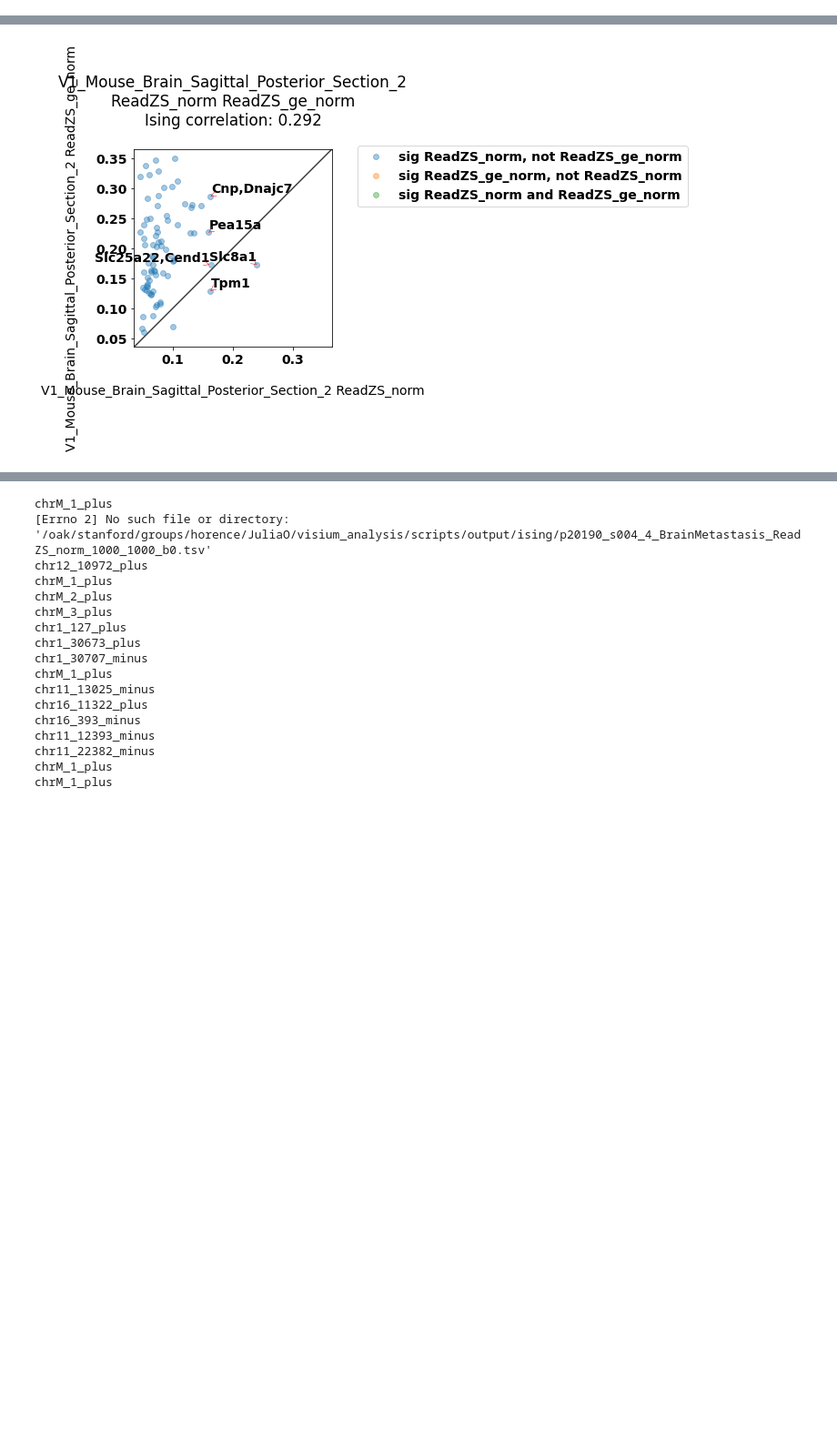
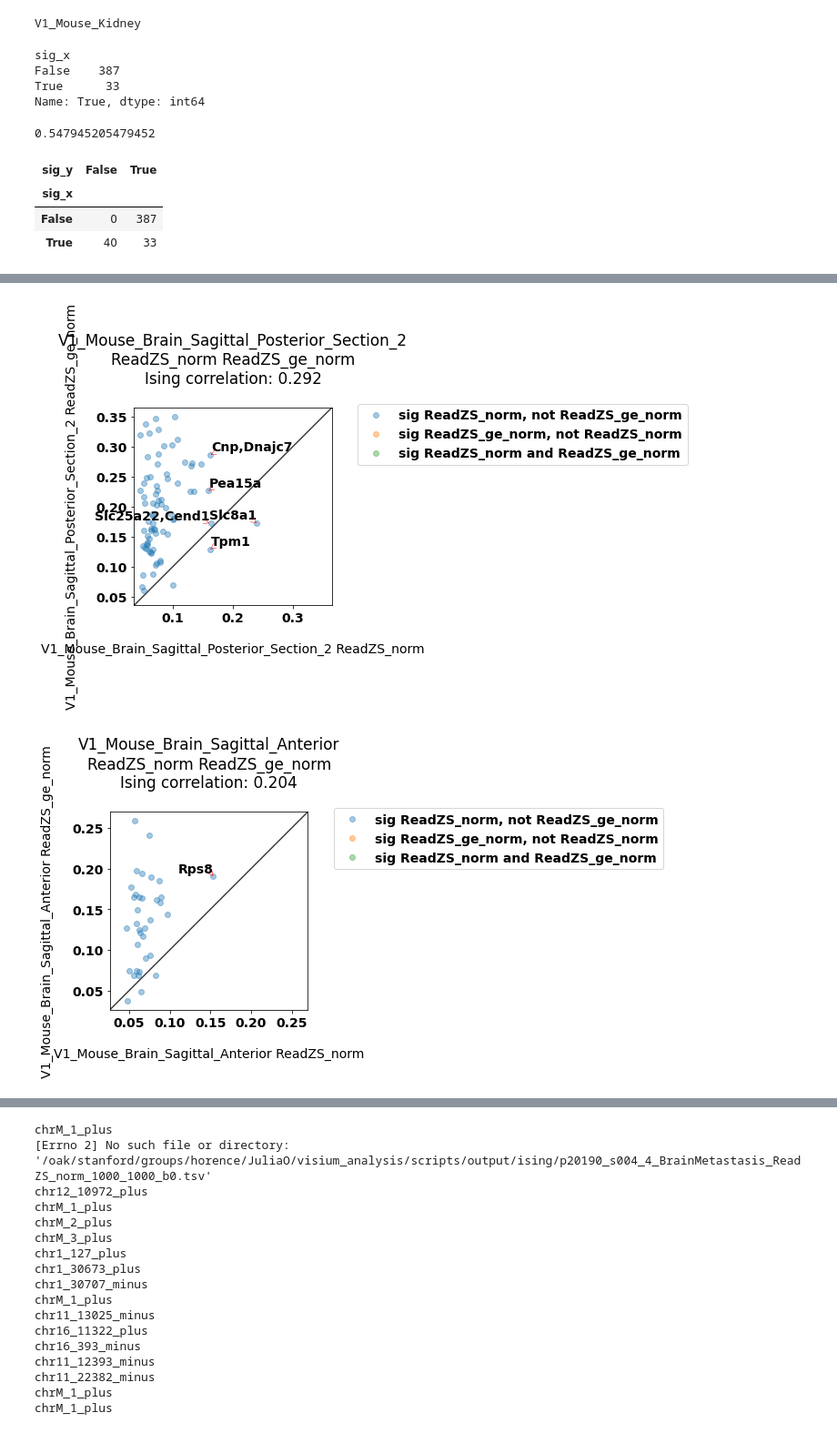
Before and after one commit to juliaolivieri/visium_analysis, a Jupyter notebook: notebooks/analyze_ising.ipynb, the cells around one changed output, grey strips where cells are left out. Shown at 91% size. Cells and saved outputs as stored; diff of their text form; code cells hidden in the pictures; blank space fills up the shorter version.

```diff
--- a/notebooks/analyze_ising.ipynb
+++ b/notebooks/analyze_ising.ipynb
@@ -260,3 +295,24 @@ chr11_6460_plus
+# %%
+print(dataname1)
+cross = pd.crosstab(index=merged["sig_x"], columns=merged["sig_y"])
+cross[True]
+# %% [output]
+V1_Mouse_Kidney
+sig_x
+False    387
+True      33
+Name: True, dtype: int64
+# %%
+float(cross[cross.index == True][False]/cross[cross.index == True].sum().sum())
+# %% [output]
+0.547945205479452
+# %%
+cross
+# %% [output]
+| sig_y | False | True |
+| sig_x |  |  |
+| False | 0 | 387 |
+| True | 40 | 33 |
 # %%
 outpath = "/oak/stanford/groups/horence/JuliaO/visium_analysis/notebooks/output/analyze_ising/"
 samples = pd.read_csv("/oak/stanford/groups/horence/JuliaO/visium_analysis/notebooks/output/make_samplesheet/spatial.csv",index_col = 0)
@@ -274,8 +330,10 @@ scores = pd.read_csv("output/make_samplesheet/scores.csv",index_col=0)
 srow = scores.loc[score1]
 srow2 = scores.loc[score2]
 
-
-datanames = ['V1_Mouse_Brain_Sagittal_Posterior','V1_Mouse_Brain_Sagittal_Posterior_Section_2']
+datanames = ['V1_Mouse_Brain_Sagittal_Posterior','V1_Mouse_Brain_Sagittal_Posterior_Section_2',
+       'V1_Mouse_Brain_Sagittal_Anterior',
+       'V1_Mouse_Brain_Sagittal_Anterior_Section_2', 'V1_Mouse_Kidney']
+# datanames = ['V1_Mouse_Brain_Sagittal_Posterior','V1_Mouse_Brain_Sagittal_Posterior_Section_2']
 
 for dataname in datanames:
   try:
@@ -381,2 +441,3 @@ chr7_28286_minus
 [figure]
 [figure]
+[figure, added]
```
Also changed, not shown: parts of 4 cells of this notebook, 6 other files.
